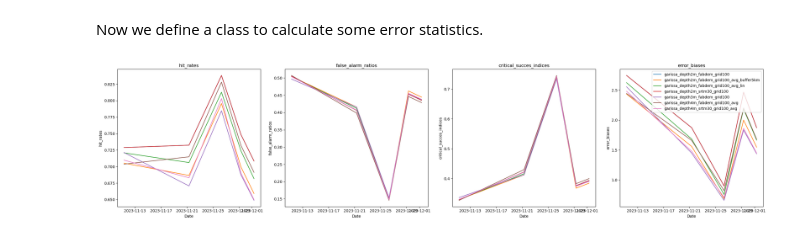
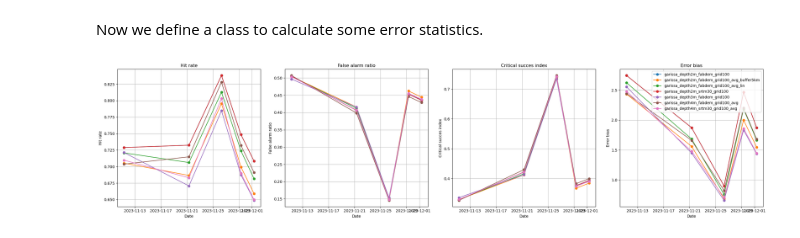
Before and after one commit to pjdebruijn2505/Git_mdp, a Jupyter notebook: SFINCS/d_preprocess_floodmaps.ipynb, the cells around one changed output. Cells and saved outputs as stored; diff of their text form; code cells hidden in the pictures.

Commit message:
generated some more images

```diff
--- a/SFINCS/d_preprocess_floodmaps.ipynb
+++ b/SFINCS/d_preprocess_floodmaps.ipynb
@@ -227,3 +227,29 @@ for i, date in enumerate(floodmaps):
 dict_keys(['garissa_depth2m_fabdem_grid100', 'garissa_depth2m_fabdem_grid100_avg_buffer5km', 'garissa_depth2m_fabdem_grid100_avg_lin', 'garissa_depth2m_srtm30_grid100', 'garissa_depth3m_fabdem_grid100 ...
 garissa_depth2m_fabdem_grid100
 [figure]
+# %%
+for example_model in model_names:
+    floodmaps_sfincs = floodmaps_sfincs_all[example_model]
+
+    fig, axs = plt.subplots(2, len(floodmaps_sfincs.values()) // 2, figsize=(12, 8),)
+                            #gridspec_kw={'width_ratios': [1, 1, 1.25]})
+    axs = axs.ravel()
+
+    for i, date in enumerate(floodmaps):
+        floodmap = floodmaps[date]
+
+        plot = floodmaps_sfincs[date].plot(ax=axs[i], cmap=cmap, norm=norm, add_colorbar=False)
+        axs[i].set_title(f"SFINCS {date}")
+        axs[i].axis("scaled")
+
+    # Adding colorbar axis on the right
+    cbar_ax = fig.add_axes([0.98, 0.1, 0.02, 0.8])  # [left, bottom, width, height]
+    colorbar = plt.colorbar(plot, cax=cbar_ax)
+    colorbar.set_ticks(ticks=[-1, 0, 1, 2])
+    colorbar.set_ticklabels(["No data", "Land", "River", "Flood"])
+
+    plt.tight_layout()
+    print(example_model)
+    # break
+    plt.savefig(Path(f"figs/sfincs_floodmaps/{example_model}.jpg"), bbox_inches="tight")
+    plt.close()
@@ -289,21 +323,25 @@ for model, floodmaps_sfincs in floodmaps_sfincs_all.items():
     error_biases[model] = eb
 
 measures = [hit_rates, false_alarm_ratios, critical_succes_indices, error_biases]
-measure_titles = ["hit_rates", "false_alarm_ratios", "critical_succes_indices", "error_biases"]
+measure_titles = ["Hit rate", "False alarm ratio", "Critical succes index", "Error bias"]
 # %%
 fig, axs = plt.subplots(1, 4, figsize=(25, 6))
 
 for i, ax in enumerate(axs):
     meas = measures[i]
 
     for model, data in meas.items():
-        ax.plot(floodmap_times.values(), data, label=model)
+        ax.plot(floodmap_times.values(), data, label=model, marker='o')  # Added marker for better visibility
 
     ax.set_xlabel("Date")
     ax.set_ylabel(measure_titles[i])
     ax.set_title(measure_titles[i])
+    ax.grid(True)  # Adding grid for better readability
+    # ax.legend()  # Placing legends inside each subplot
 
 plt.legend()
 plt.tight_layout()
+
+# plt.savefig(Path(r"figs/sfincs_model_scores.jpg"))
 # %% [output]
-[figure, old version]
+[figure, new version]
```
Also changed, not shown: parts of 3 cells of this notebook, 12 other files.
